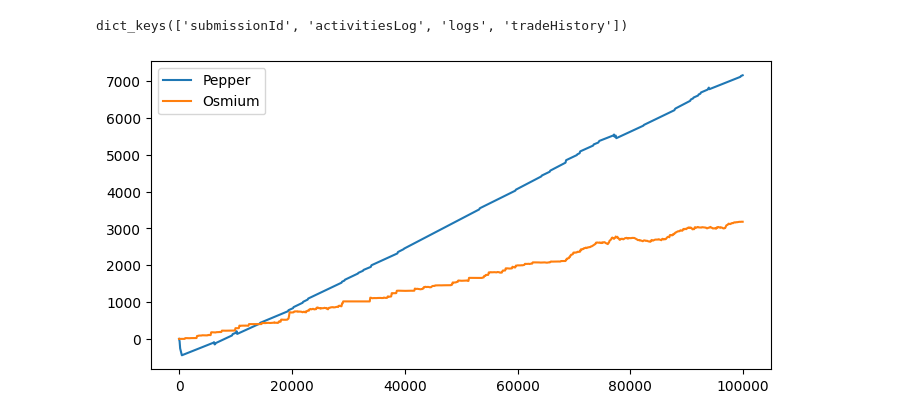
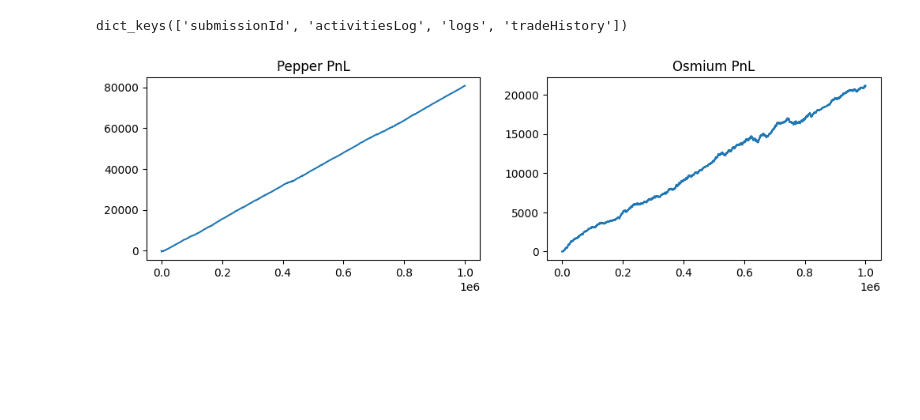
Before and after one commit to aemilani/imc-prosperity-4, a Jupyter notebook: notebooks/logs.ipynb, the cells around one changed output. Cells and saved outputs as stored; diff of their text form; code cells hidden in the pictures; blank space fills up the shorter version.

Commit message:
Round 2 done

```diff
--- a/notebooks/logs.ipynb
+++ b/notebooks/logs.ipynb
@@ -8,5 +11,5 @@ import matplotlib.pyplot as plt
 # %%
-zip_file_path = '../data/logs/round_1/206225.zip'
+zip_file_path = '../data/logs/round_1/272312.zip'
 # %%
 with zipfile.ZipFile(zip_file_path, 'r') as archive:
     files = archive.namelist()
@@ -38,13 +41,14 @@ price_osmium = activities[activities['product'] == 'ASH_COATED_OSMIUM'].reset_in
 trades_pepper = trades[trades['symbol'] == 'INTARIAN_PEPPER_ROOT'].reset_index(drop=True).set_index('timestamp')
 trades_osmium = trades[trades['symbol'] == 'ASH_COATED_OSMIUM'].reset_index(drop=True).set_index('timestamp')
 # %%
-plt.figure(figsize=(8, 4))
-plt.plot(price_pepper['profit_and_loss'], label='Pepper')
-plt.plot(price_osmium['profit_and_loss'], label='Osmium')
-plt.legend()
+fig, ax = plt.subplots(1, 2, figsize=(12, 3))
+ax[0].plot(price_pepper['profit_and_loss'])
+ax[0].set_title('Pepper PnL')
+ax[1].plot(price_osmium['profit_and_loss'])
+ax[1].set_title('Osmium PnL')
 plt.show()
 # %% [output]
-[figure, old version]
+[figure, new version]
 # %%
 print(f'Pepper Final PnL: {price_pepper['profit_and_loss'].iloc[-1]}')
 print(f'Pepper Min PnL: {price_pepper['profit_and_loss'].min()}')
```
Also changed, not shown: parts of 12 cells of this notebook, 23 other files.
